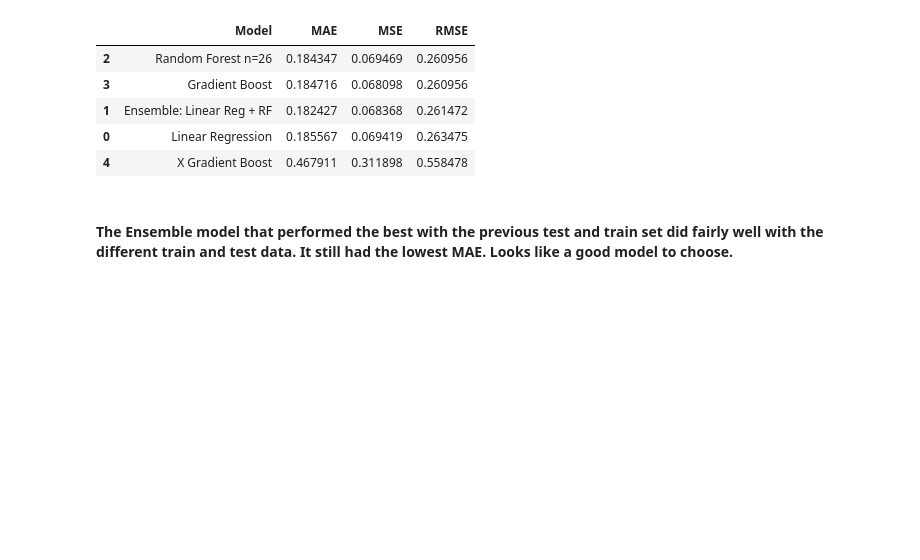
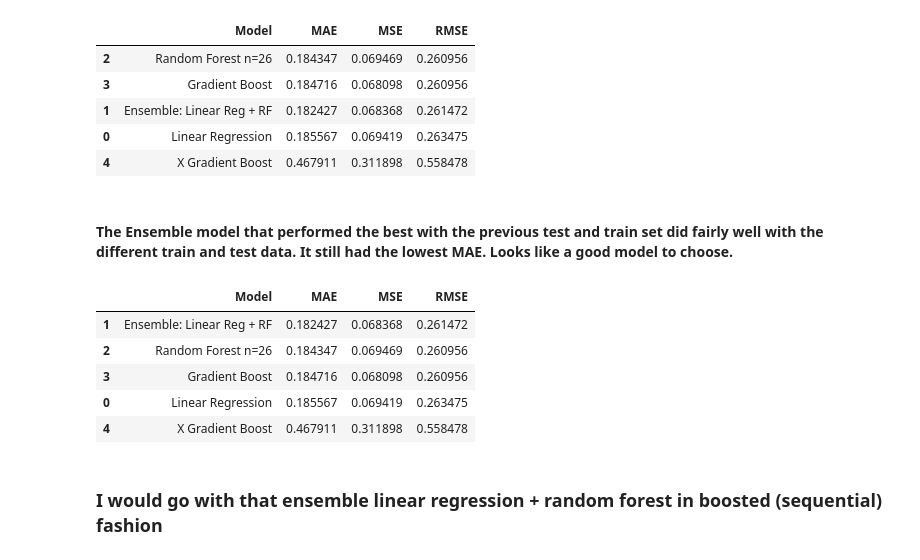
Before and after one commit to shahinrostami/Shopify-CLV, a Jupyter notebook: Cap2_PreProcessing_Modeling.ipynb, the cells around one changed output. Cells and saved outputs as stored; diff of their text form; code cells hidden in the pictures; blank space fills up the shorter version.

Commit message:
Add files via upload
Added Mean Absolute Error Ranking to the end of the notebook for another look at model performance.

```diff
--- a/Cap2_PreProcessing_Modeling.ipynb
+++ b/Cap2_PreProcessing_Modeling.ipynb
@@ -1303,3 +1303,14 @@ valid.sort_values('RMSE', ascending=True)
 | 4 | X Gradient Boost | 0.467911 | 0.311898 | 0.558478 |
 # %% [markdown]
 #### The Ensemble model that performed the best with the previous test and train set did fairly well with the different train and test data. It still had the lowest MAE. Looks like a good model to choose.
+# %%
+valid.sort_values('MAE', ascending=True)
+# %% [output]
+|  | Model | MAE | MSE | RMSE |
+| 1 | Ensemble: Linear Reg + RF | 0.182427 | 0.068368 | 0.261472 |
+| 2 | Random Forest n=26 | 0.184347 | 0.069469 | 0.260956 |
+| 3 | Gradient Boost | 0.184716 | 0.068098 | 0.260956 |
+| 0 | Linear Regression | 0.185567 | 0.069419 | 0.263475 |
+| 4 | X Gradient Boost | 0.467911 | 0.311898 | 0.558478 |
+# %% [markdown]
+### I would go with that ensemble linear regression + random forest in boosted (sequential) fashion
```
